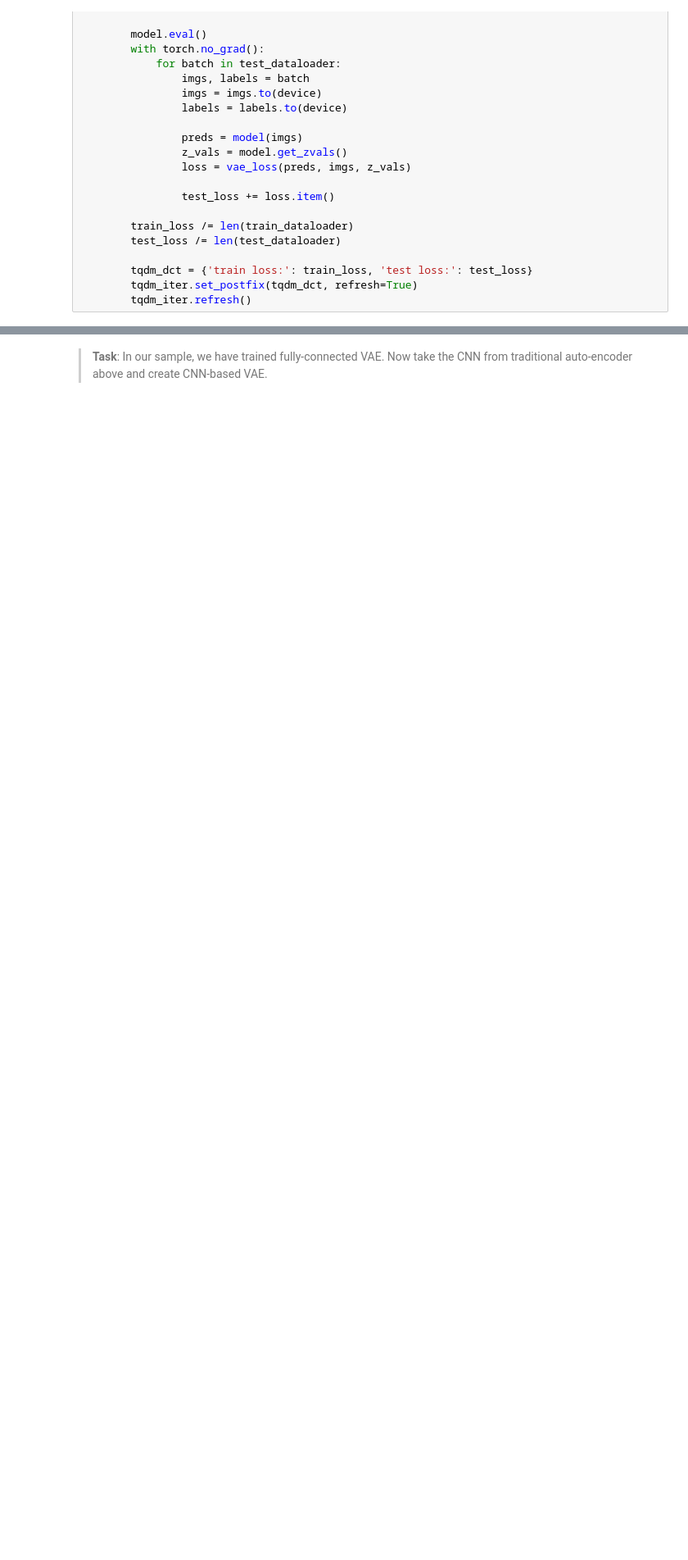
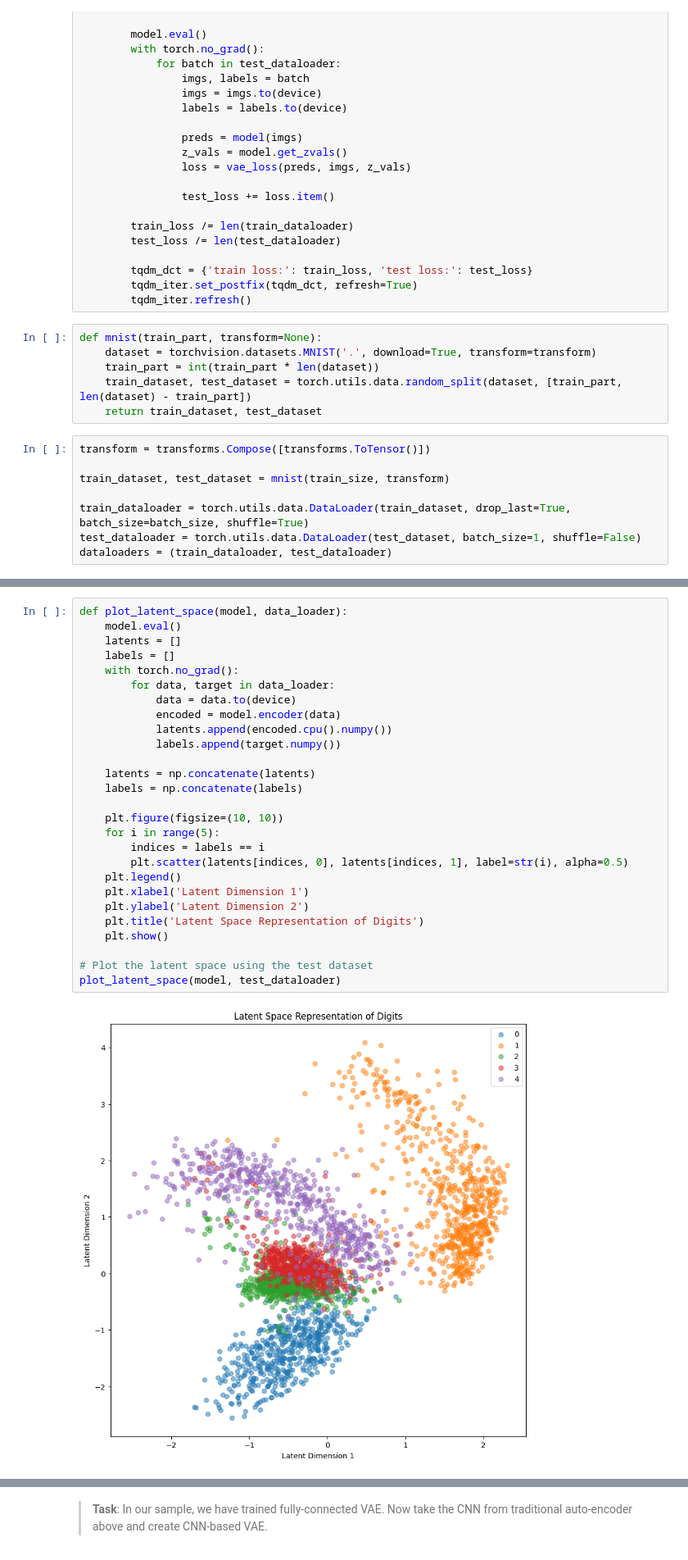
Before and after one commit to KalebKei/AI-For-Beginners, a Jupyter notebook: lessons/4-ComputerVision/09-Autoencoders/lab/AutoEncoderPytorchLab.ipynb, the cells around one changed output, grey strips where cells are left out. Shown at 82% size. Drawn from its saved outputs; the diff is of its cells as text; blank space fills up the shorter version.

```diff
--- a/lessons/4-ComputerVision/09-Autoencoders/lab/AutoEncoderPytorchLab.ipynb
+++ b/lessons/4-ComputerVision/09-Autoencoders/lab/AutoEncoderPytorchLab.ipynb
@@ -148,4 +148,18 @@ def train_vae(dataloaders, model, optimizer, epochs, device):
         tqdm_dct = {'train loss:': train_loss, 'test loss:': test_loss}
         tqdm_iter.set_postfix(tqdm_dct, refresh=True)
         tqdm_iter.refresh()
+# %%
+def mnist(train_part, transform=None):
+    dataset = torchvision.datasets.MNIST('.', download=True, transform=transform)
+    train_part = int(train_part * len(dataset))
+    train_dataset, test_dataset = torch.utils.data.random_split(dataset, [train_part, len(dataset) - train_part])
+    return train_dataset, test_dataset
+# %%
+transform = transforms.Compose([transforms.ToTensor()])
+
+train_dataset, test_dataset = mnist(train_size, transform)
+
+train_dataloader = torch.utils.data.DataLoader(train_dataset, drop_last=True, batch_size=batch_size, shuffle=True)
+test_dataloader = torch.utils.data.DataLoader(test_dataset, batch_size=1, shuffle=False)
+dataloaders = (train_dataloader, test_dataloader)
 # %% [markdown]
@@ -234,0 +247,29 @@ NameError: name 'dataloaders' is not defined
+# %%
+def plot_latent_space(model, data_loader):
+    model.eval()
+    latents = []
+    labels = []
+    with torch.no_grad():
+        for data, target in data_loader:
+            data = data.to(device)
+            encoded = model.encoder(data)
+            latents.append(encoded.cpu().numpy())
+            labels.append(target.numpy())
+
+    latents = np.concatenate(latents)
+    labels = np.concatenate(labels)
+
+    plt.figure(figsize=(10, 10))
+    for i in range(5):
+        indices = labels == i
+        plt.scatter(latents[indices, 0], latents[indices, 1], label=str(i), alpha=0.5)
+    plt.legend()
+    plt.xlabel('Latent Dimension 1')
+    plt.ylabel('Latent Dimension 2')
+    plt.title('Latent Space Representation of Digits')
+    plt.show()
+
+# Plot the latent space using the test dataset
+plot_latent_space(model, test_dataloader)
+# %% [output]
+[figure, added]
```
Also changed, not shown: parts of 7 cells of this notebook, 1 other file.
